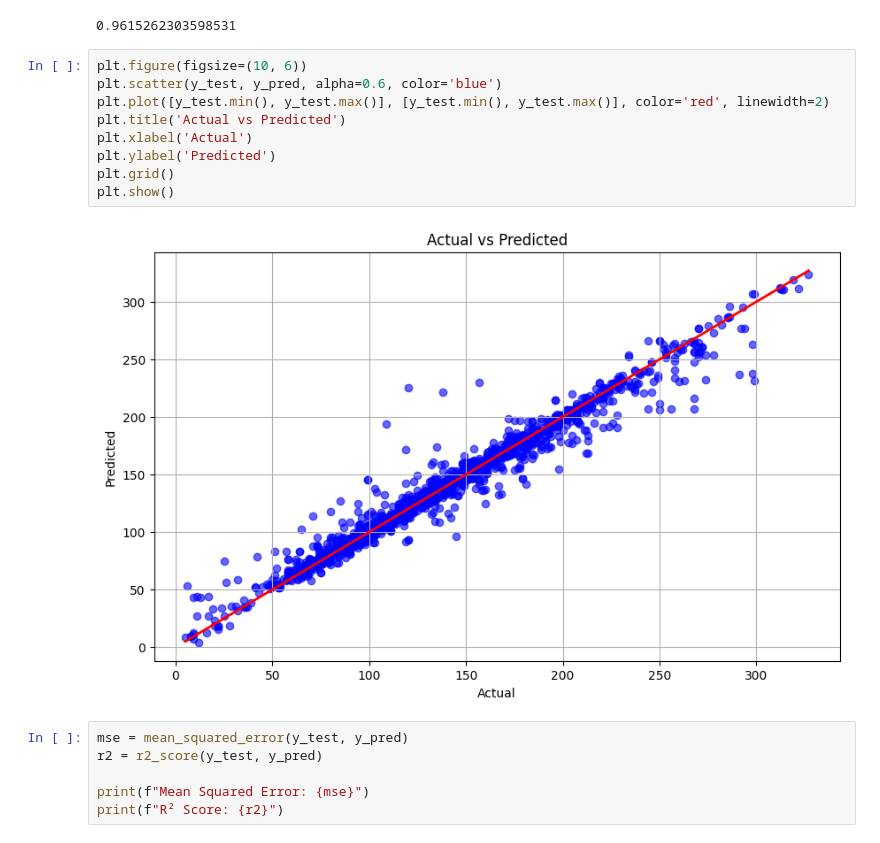
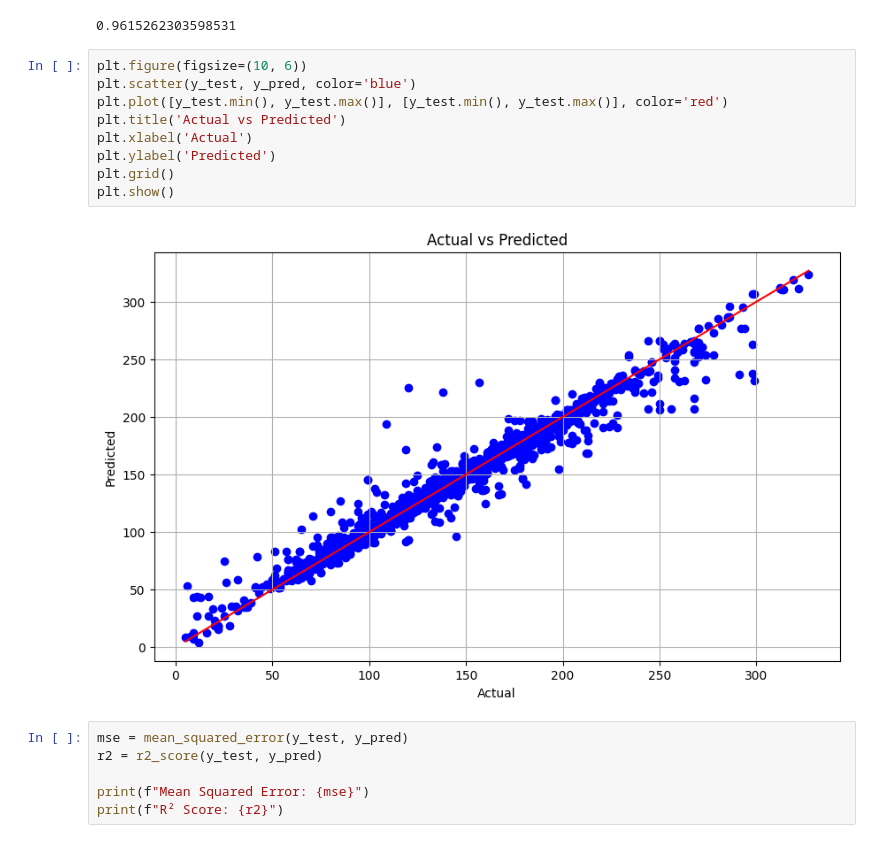
Before and after one commit to RawdaYassin/Machine-Learning, a Jupyter notebook: Project2/co2.ipynb, the cells around one changed output. Cells and saved outputs as stored; diff of their text form.

```diff
--- a/Project2/co2.ipynb
+++ b/Project2/co2.ipynb
@@ -199,15 +199,15 @@ knn.score(X_test,y_test)
 0.9615262303598531
 # %%
 plt.figure(figsize=(10, 6))
-plt.scatter(y_test, y_pred, alpha=0.6, color='blue')
-plt.plot([y_test.min(), y_test.max()], [y_test.min(), y_test.max()], color='red', linewidth=2)
+plt.scatter(y_test, y_pred, color='blue')
+plt.plot([y_test.min(), y_test.max()], [y_test.min(), y_test.max()], color='red')
 plt.title('Actual vs Predicted')
 plt.xlabel('Actual')
 plt.ylabel('Predicted')
 plt.grid()
 plt.show()
 # %% [output]
-[figure, old version]
+[figure, new version]
 # %%
 mse = mean_squared_error(y_test, y_pred)
 r2 = r2_score(y_test, y_pred)
```
Also changed, not shown: parts of 1 cell of this notebook.
